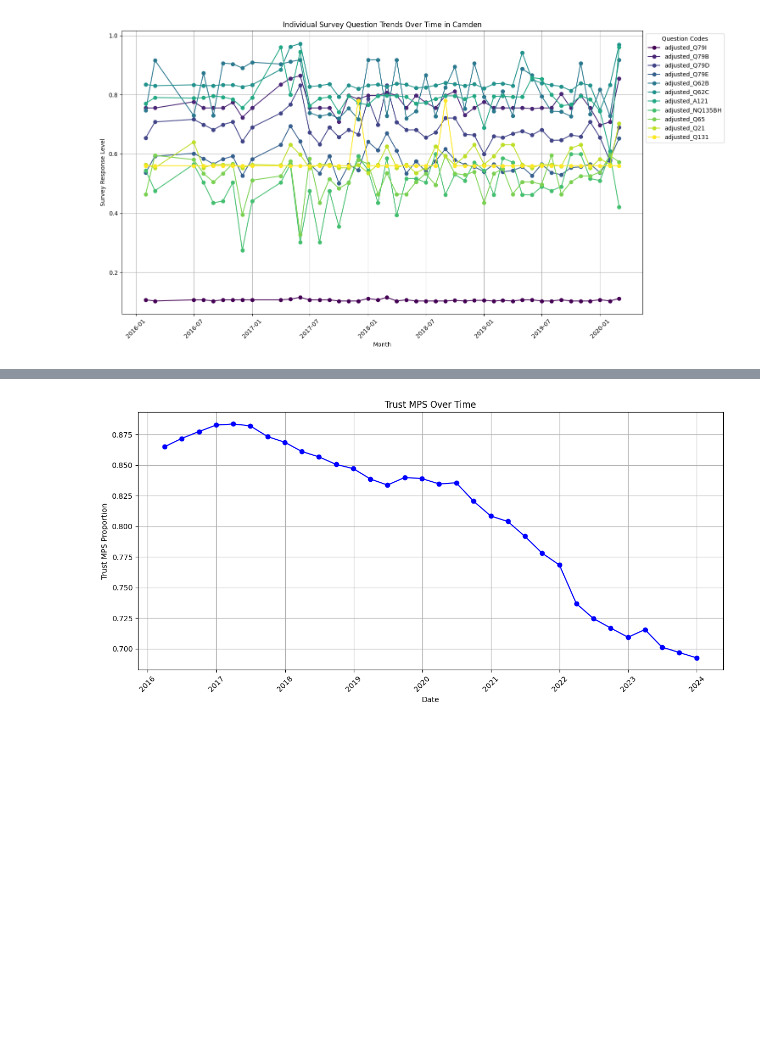
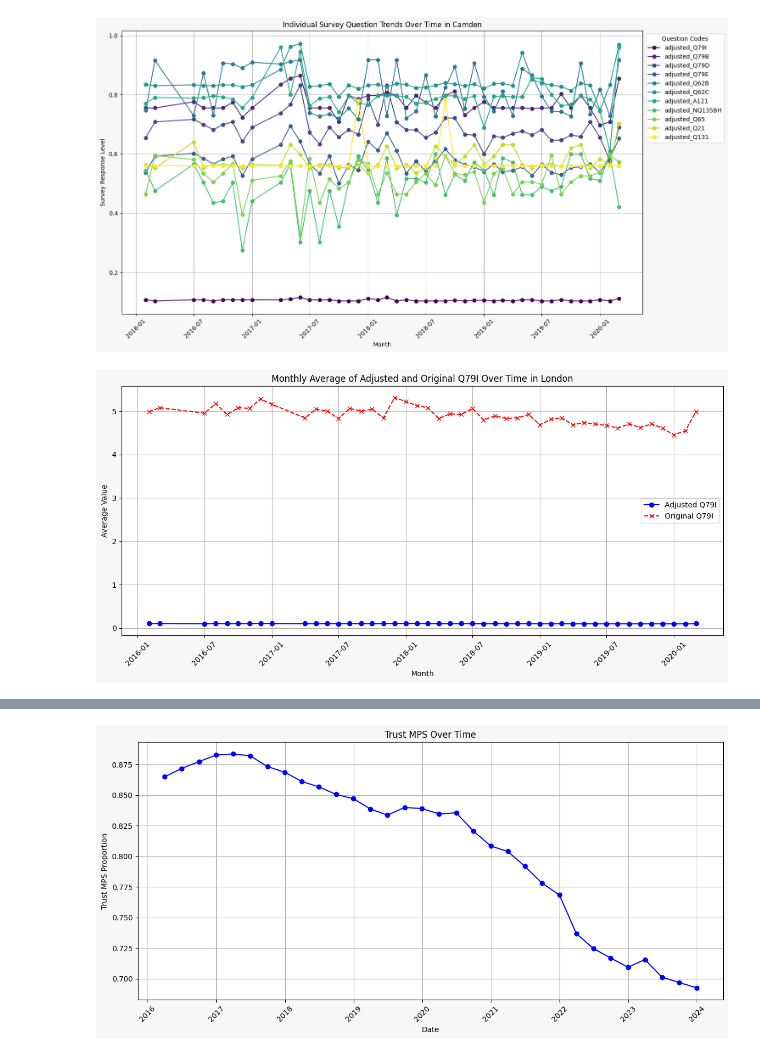
Before and after one commit to HNagouda/JBG050-DC2-Grp21, a Jupyter notebook: src/exploration/dupa.ipynb, the cells around one changed output, grey strips where cells are left out. Saved outputs shown, nothing was run; the diff lists cells and outputs as text; code cells hidden in the pictures; blank space fills up the shorter version.

```diff
--- a/src/exploration/dupa.ipynb
+++ b/src/exploration/dupa.ipynb
@@ -677,3 +714,25 @@ plt.tight_layout()
 plt.show()
 # %% [output]
 [figure]
+# %%
+monthly_averages = final_grouped.groupby('MONTH').agg({
+    'adjusted_Q79I': 'mean',
+    'Q79I': 'mean'
+}).reset_index()
+
+monthly_averages['MONTH'] = pd.to_datetime(monthly_averages['MONTH'], format='%Y-%m')
+
+plt.figure(figsize=(12, 6))
+plt.plot(monthly_averages['MONTH'], monthly_averages['adjusted_Q79I'], label='Adjusted Q79I', marker='o', linestyle='-', color='blue')
+plt.plot(monthly_averages['MONTH'], monthly_averages['Q79I'], label='Original Q79I', marker='x', linestyle='--', color='red')
+
+plt.title('Monthly Average of Adjusted and Original Q79I Over Time in London')
+plt.xlabel('Month')
+plt.ylabel('Average Value')
+plt.legend()
+plt.grid(True)
+plt.xticks(rotation=45)
+plt.tight_layout()
+plt.show()
+# %% [output]
+[figure, added]
```
Also changed, not shown: parts of 12 cells of this notebook, 2 other files.
